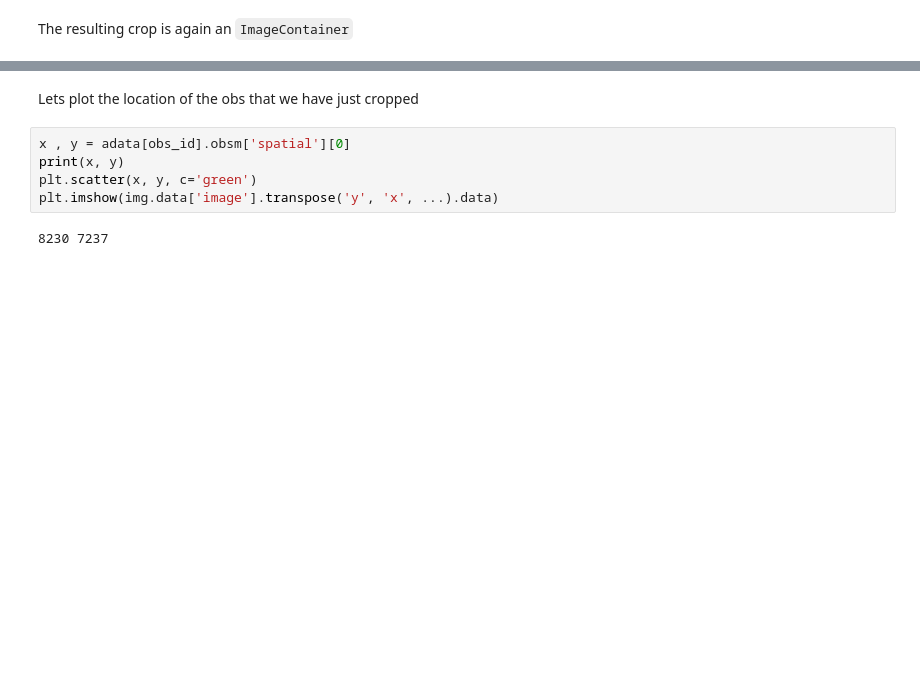
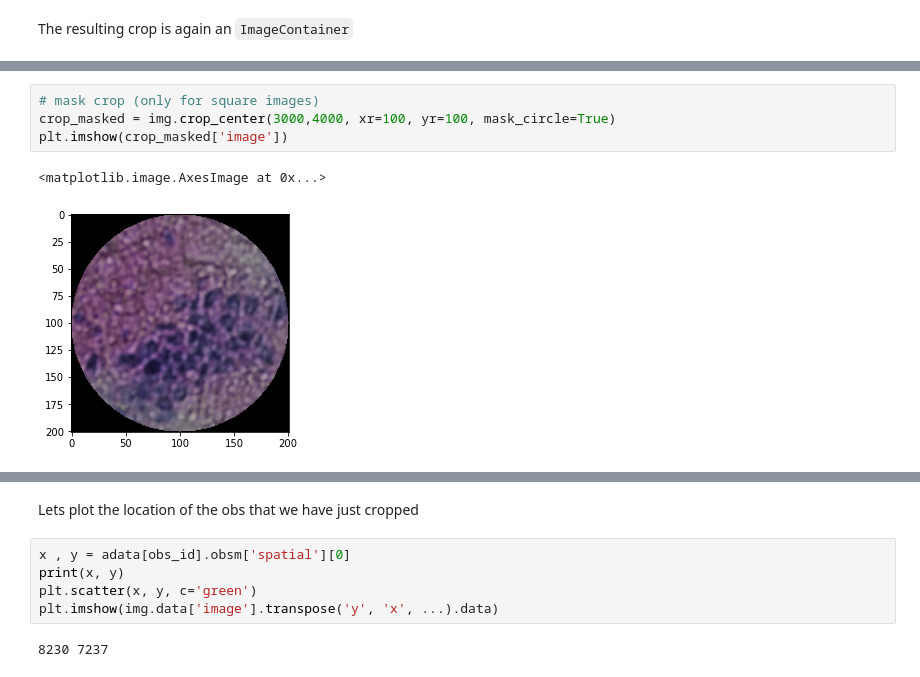
Before and after one commit to scverse/squidpy, a Jupyter notebook: notebooks/tutorial_imagecontainer.ipynb, the cells around one changed output, grey strips where cells are left out. Cells and saved outputs as stored; diff of their text form; blank space fills up the shorter version.

```diff
--- a/notebooks/tutorial_imagecontainer.ipynb
+++ b/notebooks/tutorial_imagecontainer.ipynb
@@ -139,0 +120,7 @@ ImageContainer object with 2 layers
+# %%
+# mask crop (only for square images)
+crop_masked = img.crop_center(3000,4000, xr=100, yr=100, mask_circle=True)
+plt.imshow(crop_masked['image'])
+# %% [output]
+<matplotlib.image.AxesImage at 0x...>
+[figure, added]
```
Also changed, not shown: parts of 37 cells of this notebook, 10 other files.
